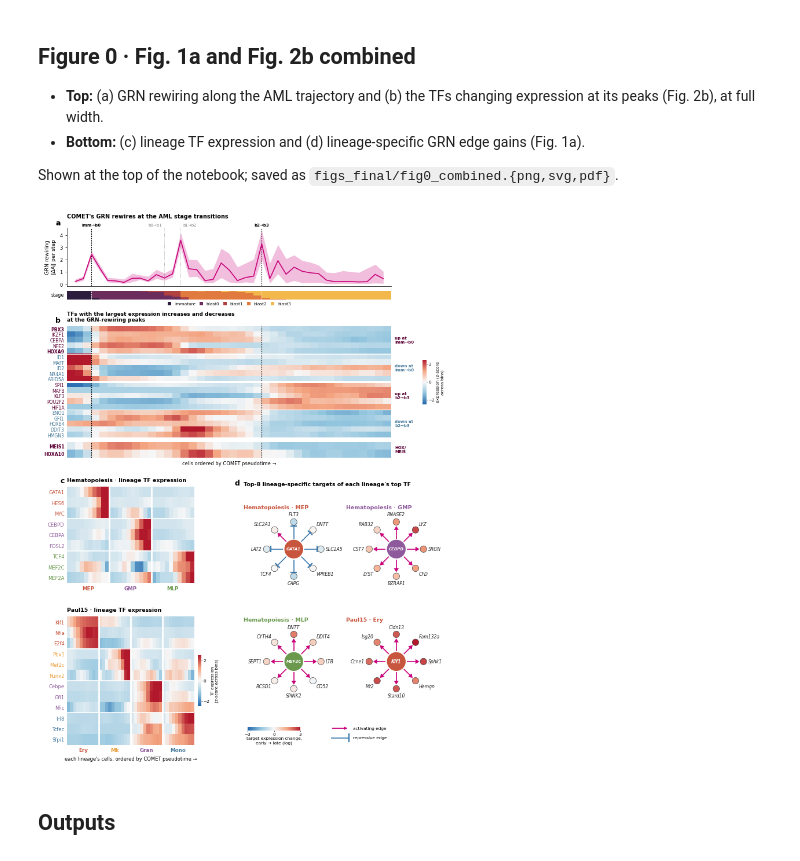
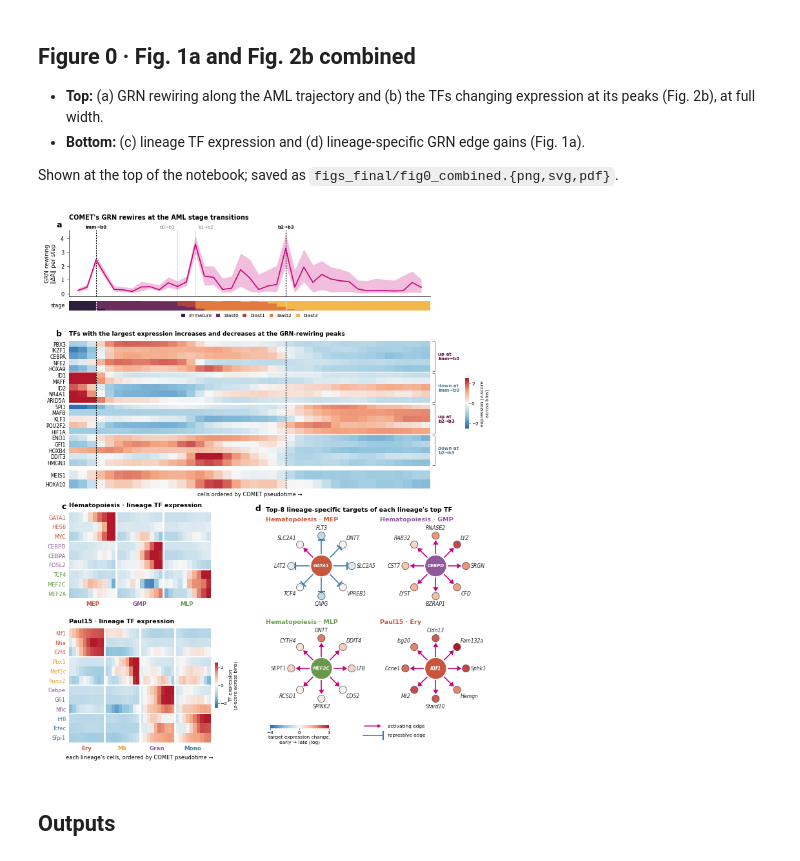
Before and after one commit to azizilab/COMET, a Jupyter notebook: figures/comet_bio_figure_final.ipynb, the cells around one changed output. Drawn from its saved outputs; the diff is of its cells as text; code cells hidden in the pictures.

Commit message:
updated figure 4

```diff
--- a/figures/comet_bio_figure_final.ipynb
+++ b/figures/comet_bio_figure_final.ipynb
@@ -580,9 +580,9 @@ def lineage_heatmaps(fig, gl, letter):
     cb.set_label("TF expression\n(z-score across bins)", fontsize=5.3, labelpad=2)
     cb.ax.tick_params(labelsize=5.3, length=1.5, pad=1); cb.outline.set_visible(False)
 
-def network_block(fig, cell, letter):
+def network_block(fig, cell, letter, hspace=0.14):
     """header + 2-column grid of lineage networks + legend row, all inside `cell`"""
-    g = cell.subgridspec(NR_NET + 2, 2, height_ratios=[0.02] + [1.0] * NR_NET + [0.22], wspace=0.02, hspace=0.14)
+    g = cell.subgridspec(NR_NET + 2, 2, height_ratios=[0.02] + [1.0] * NR_NET + [0.22], wspace=0.02, hspace=hspace)
     hd = fig.add_subplot(g[0, :]); hd.axis("off"); panel(hd, letter)
     hd.set_title(f"Top-{K_TGT} lineage-specific targets of each lineage's top TF",
                  loc="left", fontsize=6.8, pad=0)
@@ -785,20 +785,28 @@ def tf_heat(ax_, rows, z=False):
     ax_.tick_params(length=0); [s_.set_visible(False) for s_ in ax_.spines.values()]
     return im
 
-def grouped_heat(axh, z=False):
+def grouped_heat(axh, z=False, plain=False):
+    """plain=True: TF names in black, regular weight, and a thin bracket beside each group label"""
     rows = [g for *_, gs_ in GROUPS for g in gs_]; im = tf_heat(axh, rows, z)
     pos = 0
     for i, (k, d_, gs_) in enumerate(GROUPS):
-        for t in axh.get_yticklabels()[pos:pos + len(gs_)]: t.set_color(UPC if d_ == "up" else DNC); \
-            t.set_fontweight("bold" if t.get_text() in AML_PROGRAM else "normal")
-        axh.text(1.01, (len(rows) - pos - len(gs_) / 2) / len(rows), f"{d_} at\n{SHORT_ST[k[0]]}→{SHORT_ST[k[1]]}",
-                 transform=axh.transAxes, color=UPC if d_ == "up" else DNC, fontweight="bold", fontsize=5.0, va="center")
+        col = UPC if d_ == "up" else DNC
+        if not plain:
+            for t in axh.get_yticklabels()[pos:pos + len(gs_)]: t.set_color(col); \
+                t.set_fontweight("bold" if t.get_text() in AML_PROGRAM else "normal")
+        y0, y1 = 1 - (pos + 0.15) / len(rows), 1 - (pos + len(gs_) - 0.15) / len(rows)
+        if plain:
+            axh.plot([1.006, 1.012, 1.012, 1.006], [y0, y0, y1, y1], transform=axh.transAxes, color="0.35", lw=0.6,
+                     clip_on=False, solid_capstyle="butt")
+        axh.text(1.022 if plain else 1.01, (y0 + y1) / 2, f"{d_} at\n{SHORT_ST[k[0]]}→{SHORT_ST[k[1]]}",
+                 transform=axh.transAxes, color=col, fontweight="bold", fontsize=5.0, va="center")
         pos += len(gs_)
         if pos < len(rows): axh.axhline(pos, color="white", lw=2.2 if i % 2 else 0.9)
     return im
 
-def extra_heat(axe, z=False):
+def extra_heat(axe, z=False, plain=False):
     tf_heat(axe, EXTRA, z)
+    if plain: return
     for t in axe.get_yticklabels(): t.set_color(UPC); t.set_fontweight("bold")
     axe.text(1.01, 0.5, "HOX/\nMEIS", transform=axe.transAxes, color=UPC, fontweight="bold", fontsize=5.0, va="center")
 # %% [markdown]
@@ -969,16 +977,17 @@ Panels:
 - **(c)** At immature → blast0: the TFs whose regulons agree most with COMET's direction (§8 A), i.e. COMET's TF activity velocity in s.d. units. Pink = along the progression (programme on); blue = against it (programme off). Grey dots: the same TF in the preceding bins.
 - **(d)** The same TFs' change in regulatory prominence in COMET's GRN from the preceding bins into the window (§8 B: TF-specific log hub score). Grey band: 5–95% over all expressed TFs.
 # %%
-def burst_column(fig, gl, z=False, legend_y=-0.05, cbar_dx=0.06, letters=("a", "b")):
+def burst_column(fig, gl, z=False, legend_y=-0.05, cbar_dx=0.06, letters=("a", "b"), plain=False):
     """(a) rewiring + stage strip, (b) grouped TF heatmap + HOX/MEIS rows, sharing one x axis; returns the heatmap axes"""
     ax = fig.add_subplot(gl[0]); panel(ax, letters[0]); rewiring_panel(ax)
     axs = fig.add_subplot(gl[1], sharex=ax); stage_strip(axs, legend_y)
-    axh = fig.add_subplot(gl[3], sharex=ax); panel(axh, letters[1]); im = grouped_heat(axh, z)
+    axh = fig.add_subplot(gl[3], sharex=ax); panel(axh, letters[1]); im = grouped_heat(axh, z, plain)
     axh.tick_params(axis="x", labelbottom=False)
-    axh.set_title("TFs with the largest expression increases and decreases\nat the GRN-rewiring peaks", loc="left", fontsize=6.5)
+    axh.set_title("TFs with the largest expression increases and decreases" + (" " if plain else "\n") + "at the GRN-rewiring peaks",
+                  loc="left", fontsize=6.5)
     last = axh
     if EXTRA:
-        last = fig.add_subplot(gl[4], sharex=ax); extra_heat(last, z)
+        last = fig.add_subplot(gl[4], sharex=ax); extra_heat(last, z, plain)
     last.tick_params(axis="x", labelbottom=False)
     last.set_xlabel("cells ordered by COMET pseudotime →", fontsize=6)
     pb = axh.get_position()
@@ -1059,18 +1068,19 @@ fig.savefig(f"{FIG}/fig2b_aml_burst_expression.pdf"); fig.savefig(f"{FIG}/fig2b_
 Shown at the top of the notebook; saved as `figs_final/fig0_combined.{png,svg,pdf}`.
 # %%
 HROWS0 = [2.0, 0.30, 0.62, 0.19 * n_rows, 0.19 * max(len(EXTRA), 1) + 0.15]
-fig = plt.figure(figsize=(7.2, 1.15 + 1.95 * NR_NET + 0.62 * sum(HROWS0) / 1.0))
-outer = fig.add_gridspec(2, 1, height_ratios=[0.62 * sum(HROWS0), 1.15 + 1.95 * NR_NET], hspace=0.12,
+HBOT0 = 0.9 + 1.55 * NR_NET                                                                  # bottom block height (in)
+fig = plt.figure(figsize=(7.2, HBOT0 + 0.62 * sum(HROWS0)))
+outer = fig.add_gridspec(2, 1, height_ratios=[0.62 * sum(HROWS0), HBOT0], hspace=0.10,
                          left=0.08, right=0.99, top=0.965, bottom=0.03)
 top = outer[0].subgridspec(1, 2, width_ratios=[1.0, 0.17], wspace=0.0)                       # AML (a, b)
-burst_column(fig, top[0].subgridspec(5, 1, height_ratios=HROWS0, hspace=0.10), z=True, cbar_dx=0.075, letters=("a", "b"))
+burst_column(fig, top[0].subgridspec(5, 1, height_ratios=HROWS0, hspace=0.10), z=True, cbar_dx=0.075, letters=("a", "b"), plain=True)
 bot = outer[1].subgridspec(1, 2, width_ratios=[1.25, 2.0], wspace=0.30)                      # hematopoiesis (c, d)
 lineage_heatmaps(fig, bot[0].subgridspec(2, 1, height_ratios=[3, 4], hspace=0.30), "c")
-network_block(fig, bot[1], "d")
+network_block(fig, bot[1], "d", hspace=0.0)
 for ext in ("png", "svg", "pdf"): fig.savefig(f"{FIG}/fig0_combined.{ext}")
 plt.show()
 # %% [output]
-[figure, old version]
+[figure, new version]
 # %% [markdown]
 ## Outputs
 # %%
```
Also changed, not shown: 3 other files.
